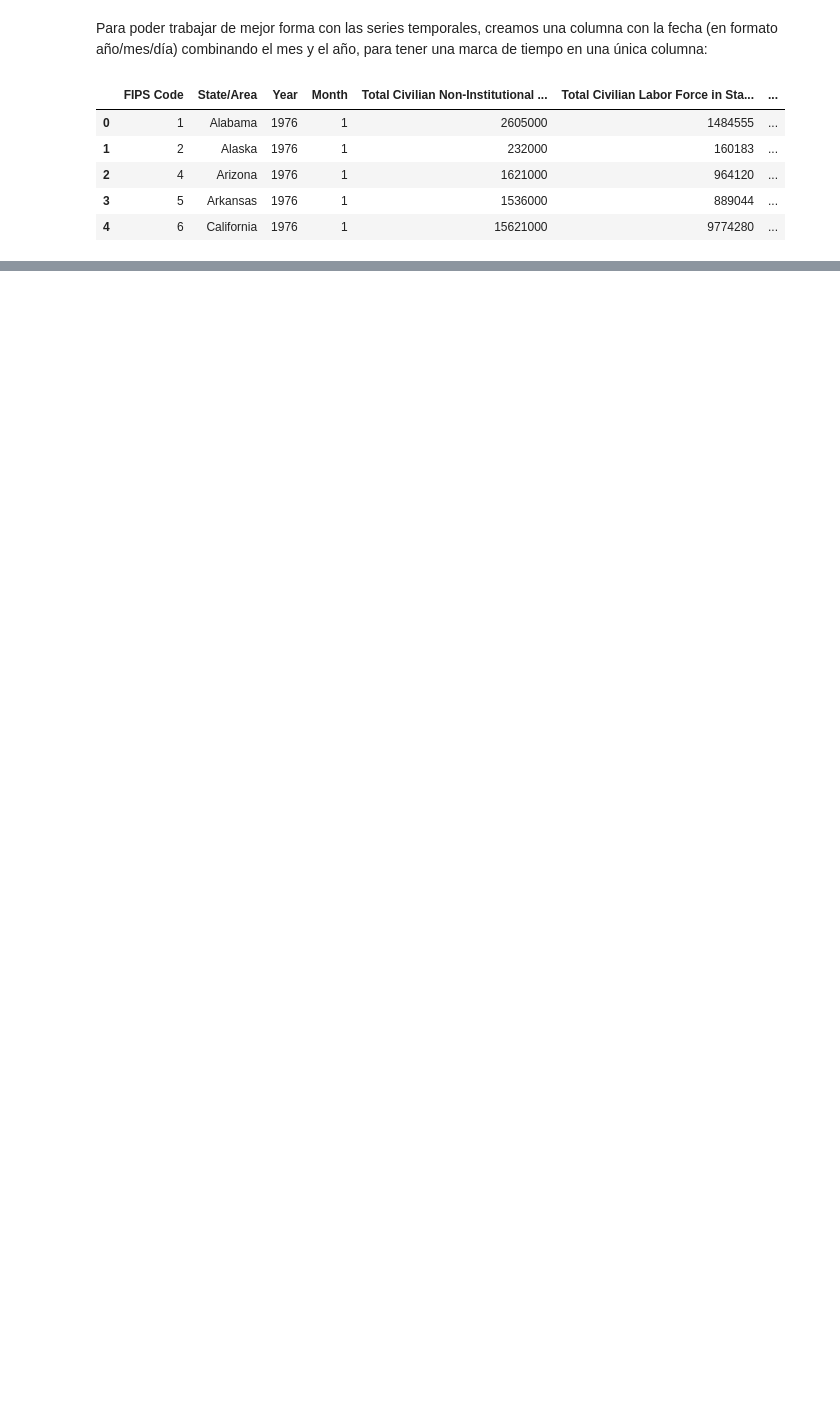
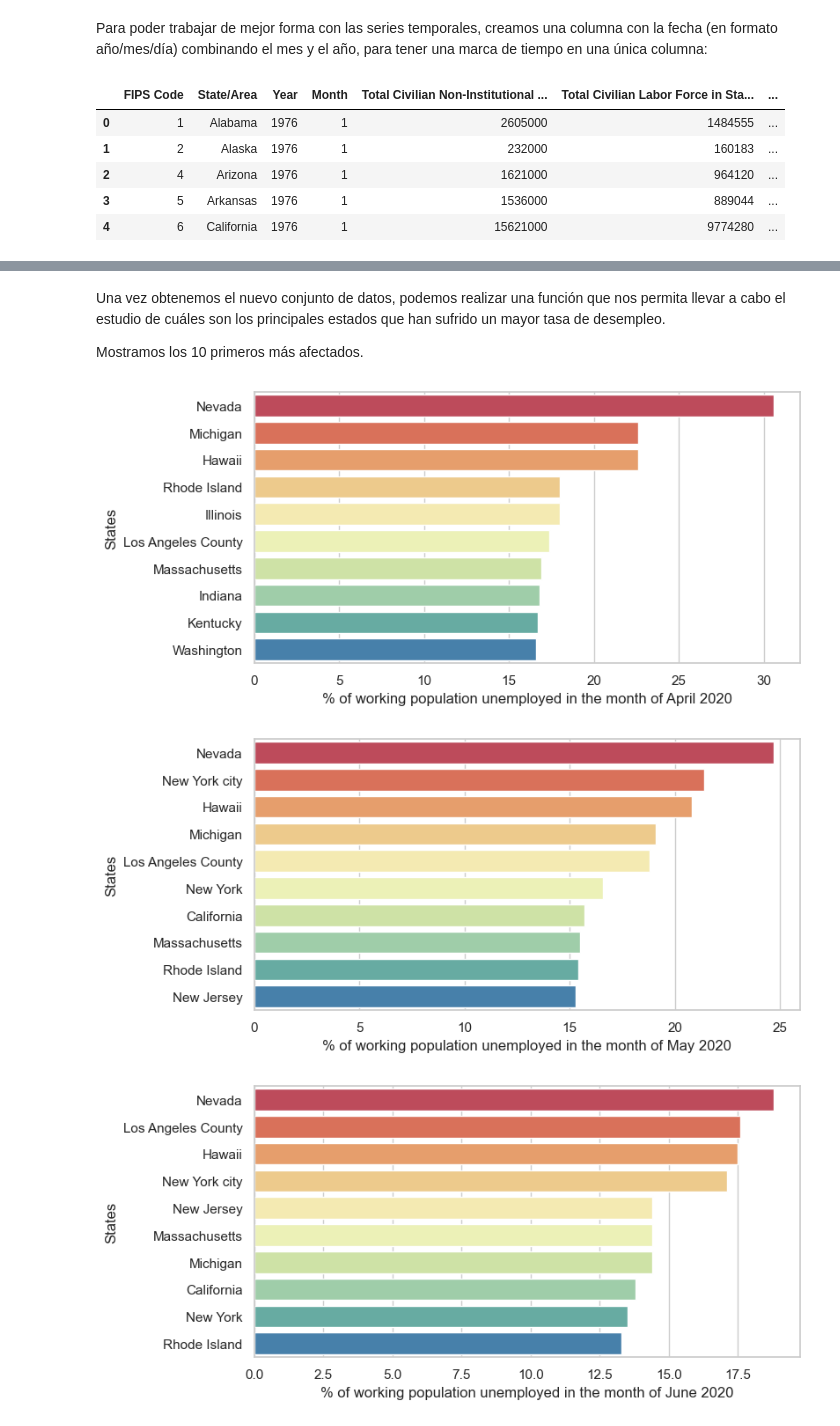
Before and after one commit to IgnacioGarciaLuengo/USA_Unemployment_Analysis, a Jupyter notebook: practica.ipynb, the cells around one changed output, grey strips where cells are left out. Cells and saved outputs as stored; diff of their text form; code cells hidden in the pictures; blank space fills up the shorter version.

```diff
--- a/practica.ipynb
+++ b/practica.ipynb
@@ -131,0 +191,14 @@ def extraer_serie_temporal(df,estado):
+# %%
+covid_data = pd.DataFrame()
+covid_data['States']=df['State/Area'].unique()
+
+def addMonth(date, colname):
+    newMonth = pd.DataFrame(df.loc[df['Date']==date,'Percent (%) of Labor Force Unemployed in State/Area'])
+    newMonth.reset_index(inplace = True, drop = True)
+    covid_data[colname] = newMonth
+# %%
+date = ['2020-04-01','2020-05-01','2020-06-01','2020-07-01']
+months = ['April','May','June','July']
+for i in range(4):
+    addMonth(date[i],months[i])
+covid_data.head()
@@ -131,0 +212,20 @@ def extraer_serie_temporal(df,estado):
+# %% [markdown]
+Una vez obtenemos el nuevo conjunto de datos, podemos realizar una función que nos permita llevar a cabo el estudio de cuáles son los principales estados que han sufrido un mayor tasa de desempleo.
+
+Mostramos los 10 primeros más afectados.
+# %%
+def monthPlot(month):
+    plt.figure(figsize = (8,4))
+    fig = sns.barplot(y = "States",
+                      x = month,
+                      data = covid_data,
+                      order = covid_data.sort_values(by = month, ascending = False).States.head(10),
+                      orient = 'h',
+                      palette = ('Spectral'))
+    fig.set(xlabel = str('% of working population unemployed in the month of ' + month + ' 2020'))
+for i in range(4):
+    monthPlot(months[i])
+# %% [output]
+[figure, added]
+[figure, added]
+[figure, added]
```
Also changed, not shown: parts of 21 cells of this notebook.
